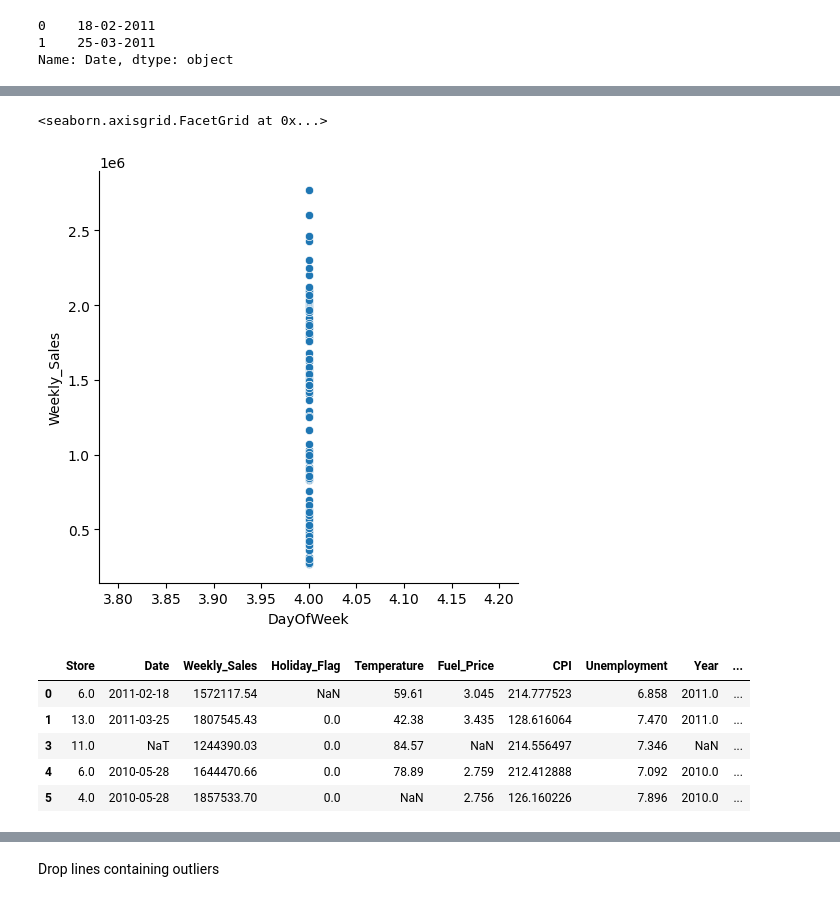
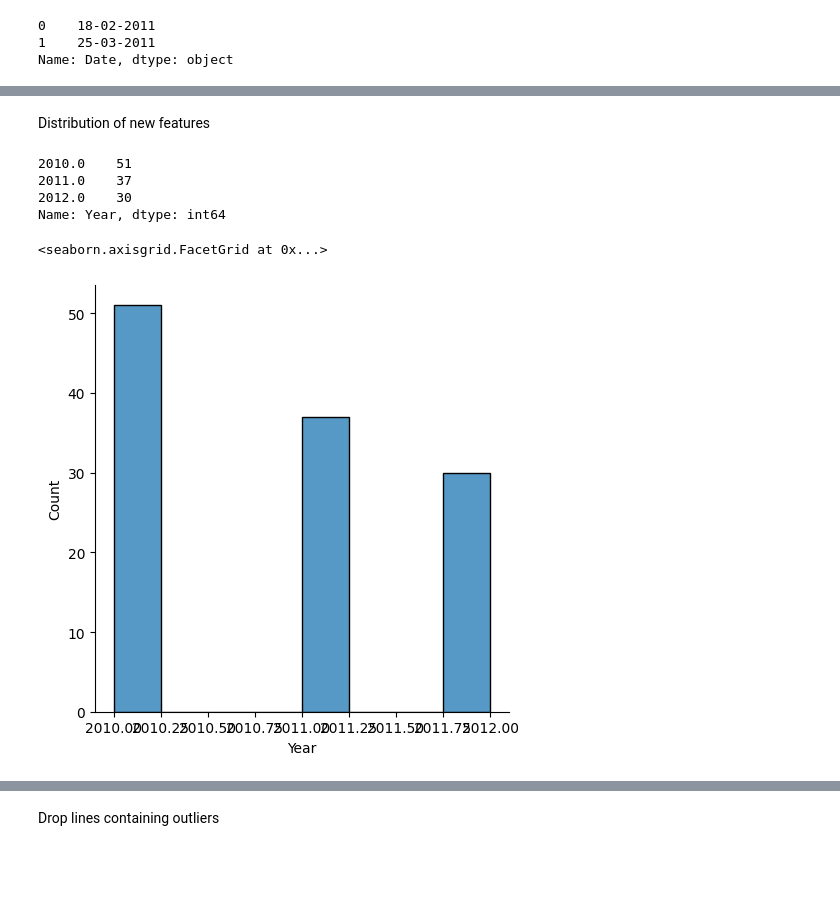
Before and after one commit to Stylomines/walmart_sales, a Jupyter notebook: walmart_project.ipynb, the cells around one changed output, grey strips where cells are left out. Cells and saved outputs as stored; diff of their text form; code cells hidden in the pictures; blank space fills up the shorter version.

```diff
--- a/walmart_project.ipynb
+++ b/walmart_project.ipynb
@@ -265,14 +257,12 @@ sns.relplot(x = 'Day' , y = 'Weekly_Sales' , data = df_walmart)
-# %%
-sns.relplot(x = 'DayOfWeek' , y = 'Weekly_Sales' , data = df_walmart)
-# %% [output]
-<seaborn.axisgrid.FacetGrid at 0x...>
-[figure, removed]
-# %%
-df_walmart.head()
-# %% [output]
-|  | Store | Date | Weekly_Sales | Holiday_Flag | Temperature | Fuel_Price | CPI | Unemployment | Year | ... |
-| 0 | 6.0 | 2011-02-18 | 1572117.54 | NaN | 59.61 | 3.045 | 214.777523 | 6.858 | 2011.0 | ... |
-| 1 | 13.0 | 2011-03-25 | 1807545.43 | 0.0 | 42.38 | 3.435 | 128.616064 | 7.470 | 2011.0 | ... |
-| 3 | 11.0 | NaT | 1244390.03 | 0.0 | 84.57 | NaN | 214.556497 | 7.346 | NaN | ... |
-| 4 | 6.0 | 2010-05-28 | 1644470.66 | 0.0 | 78.89 | 2.759 | 212.412888 | 7.092 | 2010.0 | ... |
-| 5 | 4.0 | 2010-05-28 | 1857533.70 | 0.0 | NaN | 2.756 | 126.160226 | 7.896 | 2010.0 | ... |
+# %% [markdown]
+Distribution of new features
+# %%
+print(df_walmart['Year'].value_counts())
+sns.displot(df_walmart['Year'])
+# %% [output]
+2010.0    51
+2011.0    37
+2012.0    30
+Name: Year, dtype: int64
+<seaborn.axisgrid.FacetGrid at 0x...>
+[figure, added]
```
Also changed, not shown: parts of 36 cells of this notebook.
